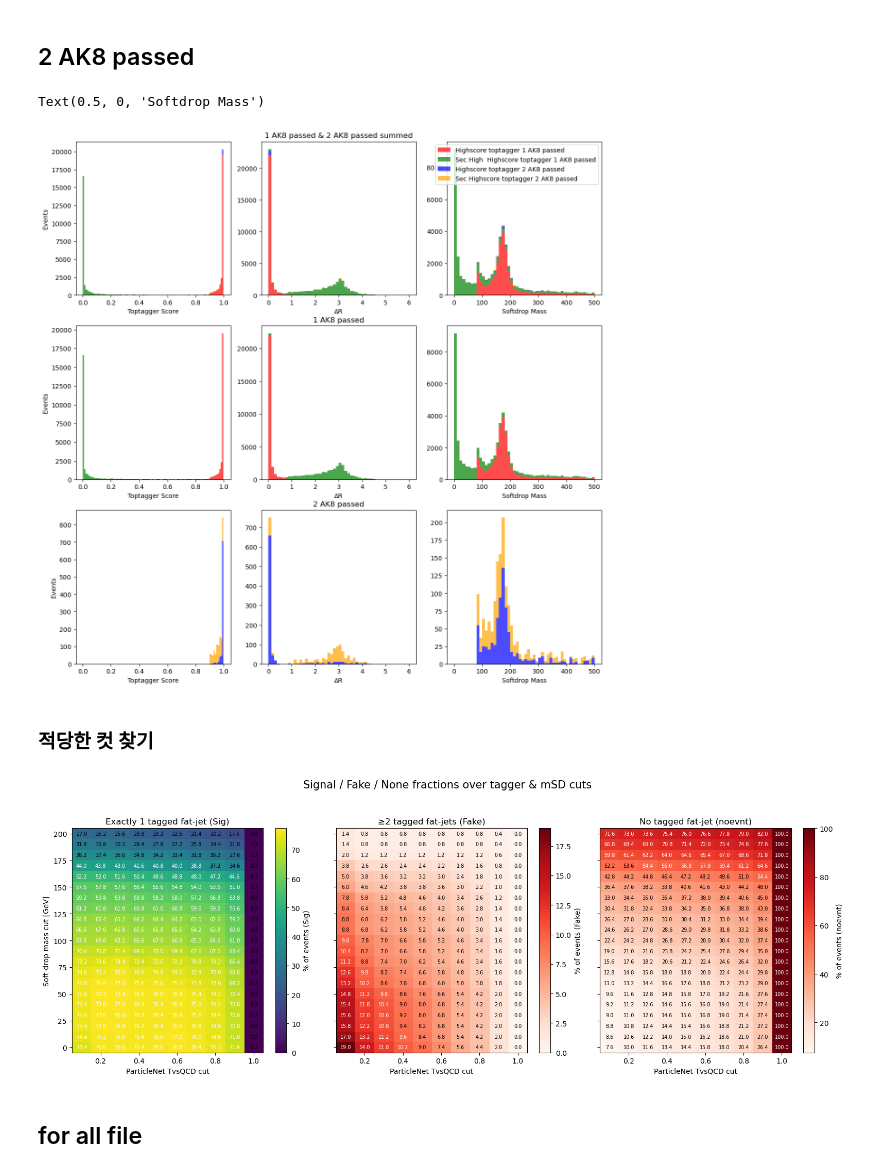
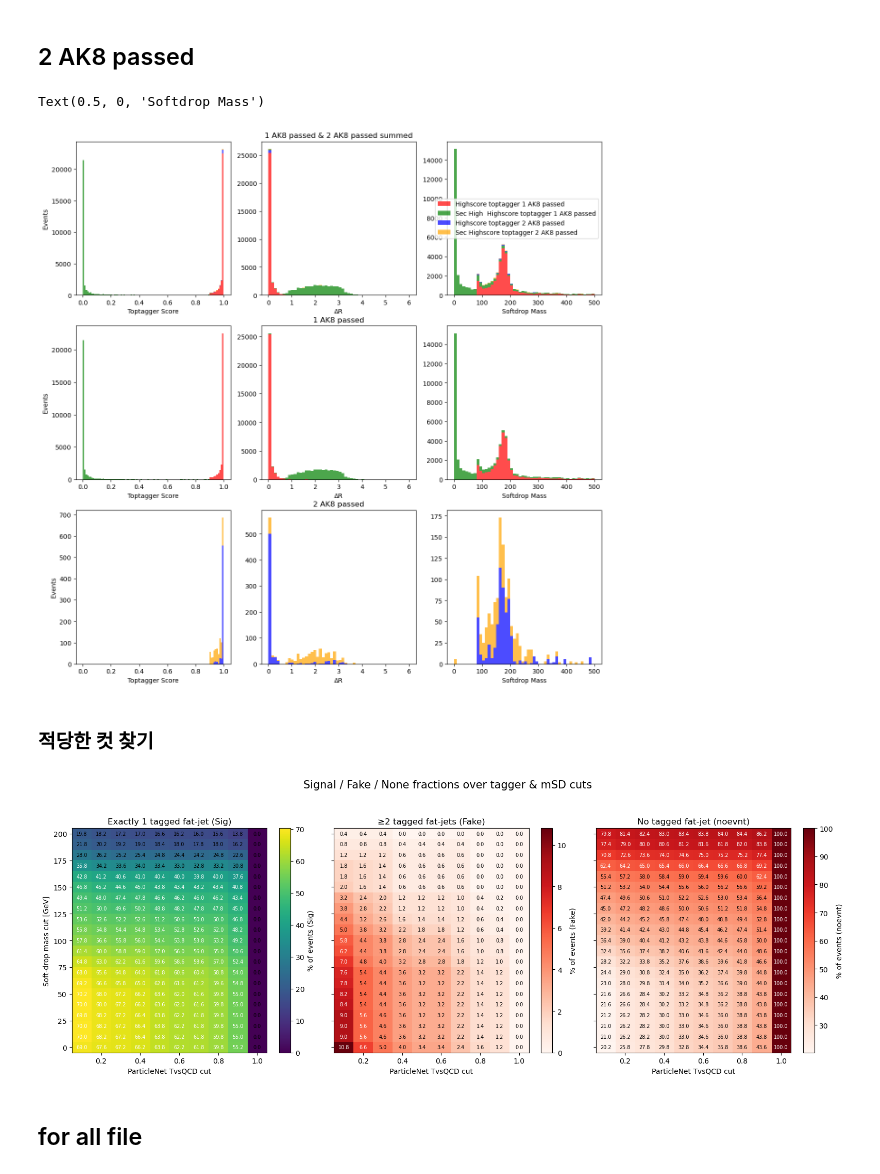
Before and after one commit to HEPchihwan/LRSM_tb_channel, a Jupyter notebook: SAMPLEPRODUCTION/using matrix/reco,taggingeff,AK8overlap/Genreco.ipynb, the cells around one changed output. Drawn from its saved outputs; the diff is of its cells as text; code cells hidden in the pictures.

```diff
--- a/SAMPLEPRODUCTION/using matrix/reco,taggingeff,AK8overlap/Genreco.ipynb
+++ b/SAMPLEPRODUCTION/using matrix/reco,taggingeff,AK8overlap/Genreco.ipynb
@@ -1087,7 +1087,7 @@ import numpy as np
 import matplotlib.pyplot as plt
 import glob
 from tqdm import tqdm
-path = "/data6/Users/snuintern1/LRSM_tb_channel/SAMPLEPRODUCTION/WRtoNMutoMuMuTB-HadTop_MWR-5000_MN-4900_13p6TeV/"
+path = "/data6/Users/snuintern1/LRSM_tb_channel/SAMPLEPRODUCTION/WRtoNMutoMuMuTB-HadTop_MWR-5000_MN-2500_13p6TeV/"
 file_list = sorted(glob.glob(path + "*.root"))
 
 dr_fake_1_1p = []  # 두개 이상의 fat jet이 있는 이벤트의 첫번째 ΔR 값 , 1개 통과한 경우
@@ -1223,9 +1223,10 @@ import vector
 import awkward as ak
 import numpy as np
 import matplotlib.pyplot as plt
+
 import glob
 from tqdm import tqdm
-path = "/data6/Users/snuintern1/LRSM_tb_channel/SAMPLEPRODUCTION/WRtoNMutoMuMuTB-HadTop_MWR-5000_MN-4900_13p6TeV/"
+path = "/data6/Users/snuintern1/LRSM_tb_channel/SAMPLEPRODUCTION/WRtoNMutoMuMuTB-HadTop_MWR-5000_MN-2500_13p6TeV/"
 file_list = sorted(glob.glob(path + "*.root"))
 
 dr_fake_1_2p = []  # 두개 이상의 fat jet이 있는 이벤트의 첫번째 ΔR 값 , 2개 통과한 경우
@@ -1503,7 +1504,7 @@ axs[2,2].set_xlabel('Softdrop Mass')
 #axs[8,1].set_yscale('log')
 # %% [output]
 Text(0.5, 0, 'Softdrop Mass')
-[figure, old version]
+[figure, new version]
 # %% [markdown]
 ### 적당한 컷 찾기
 # %%
@@ -1523,7 +1524,7 @@ import matplotlib.pyplot as plt
 
 # ----------------------------------------------------------------------
 # ① Load NanoAOD once
-sample = "/data6/Users/snuintern1/LRSM_tb_channel/SAMPLEPRODUCTION/WRtoNMutoMuMuTB-HadTop_MWR-5000_MN-4900_13p6TeV/Run3Summer22NanoAODv12_WRtoNMutoMuMuTB-HadTop_MWR-5000_MN-4900_13p6TeV_10.root"
+sample = "/data6/Users/snuintern1/LRSM_tb_channel/SAMPLEPRODUCTION/WRtoNMutoMuMuTB-HadTop_MWR-5000_MN-2500_13p6TeV/Run3Summer22NanoAODv12_WRtoNMutoMuMuTB-HadTop_MWR-5000_MN-2500_13p6TeV_0.root"
 with uproot.open(sample) as file:
     events = file["Events"]
     n_evt   = events.num_entries
@@ -1601,34 +1602,34 @@ plots = [
 ]
 
 for ax, z, title, cbar_label, cmap in plots:
     im = ax.imshow(
         z, origin="lower", aspect="auto",
         extent=extent, cmap=cmap
     )
     fig.colorbar(im, ax=ax).set_label(cbar_label)
     ax.set_title(title)
     ax.set_xlabel("ParticleNet TvsQCD cut")
 
     # --- 셀마다 숫자 쓰기 -----------------------------------------
     # colormap의 가운데보다 밝으면 글자 검정, 어두우면 흰색
     thr = (im.norm.vmin + im.norm.vmax) * 0.5
     for iy, m_cut in enumerate(y_edges):
         for ix, t_cut in enumerate(x_edges):
             val = z[iy, ix]
             ax.text(
                 t_cut, m_cut,
                 f"{val:.1f}",              # 소수 1자리
                 ha="center", va="center",
                 fontsize=7,
                 color="white" if val > thr else "black"
             )
 
 axes[0].set_ylabel("Soft-drop mass cut [GeV]")
 fig.suptitle("Signal / Fake / None fractions over tagger & mSD cuts", fontsize=15)
 fig.tight_layout(rect=[0, 0, 1, 0.94])
 plt.show()
 # %% [output]
-[figure, old version]
+[figure, new version]
 # %% [markdown]
 ## for all file
 # %%
```
Also changed, not shown: parts of 2 cells of this notebook, 4 other files.
